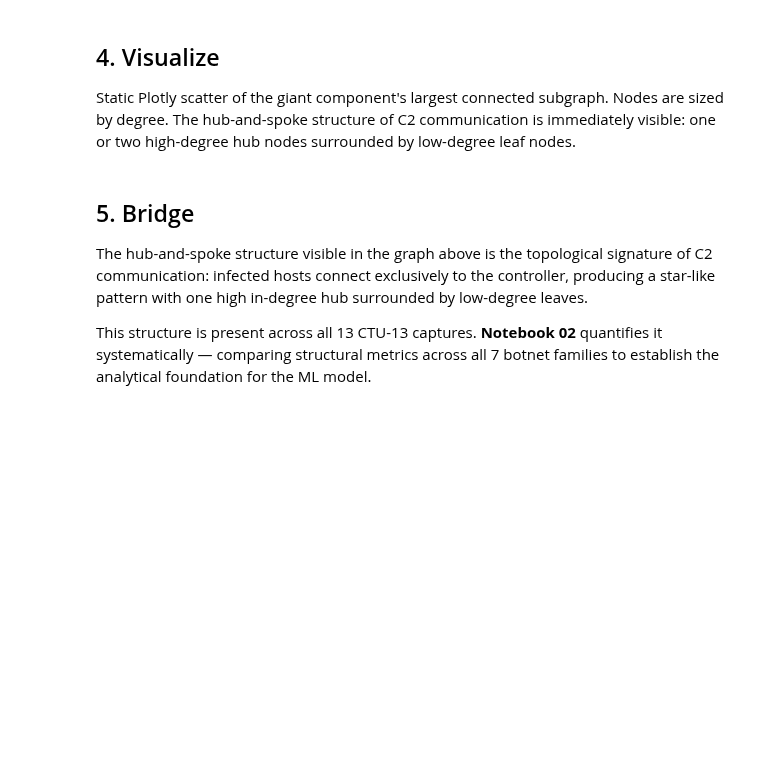
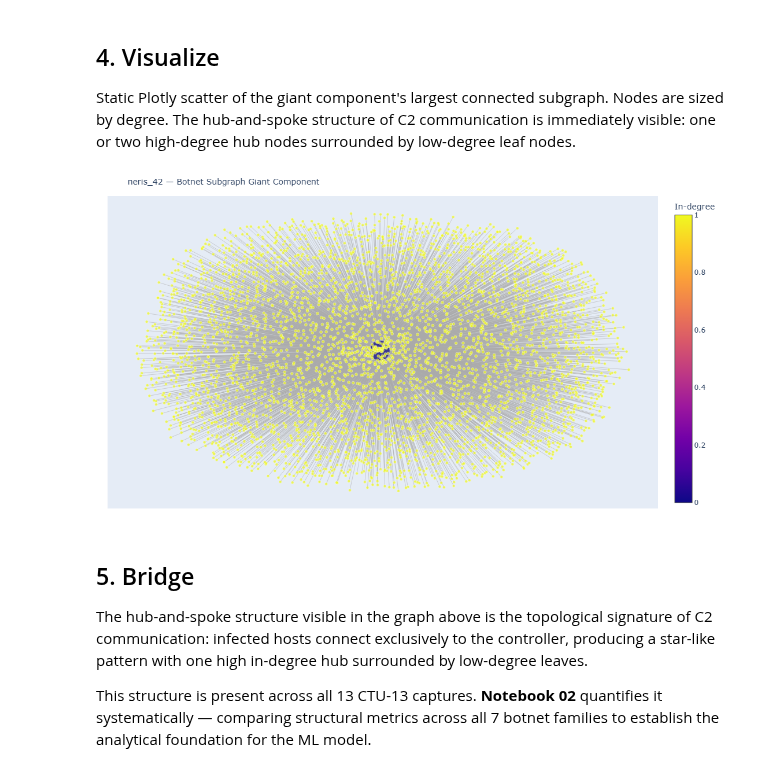
Before and after one commit to ShubhamSarvankar/botnet-graph-analysis, a Jupyter notebook: notebooks/01_data_and_graphs.ipynb, the cells around one changed output. Cells and saved outputs as stored; diff of their text form; code cells hidden in the pictures; blank space fills up the shorter version.

```diff
--- a/notebooks/01_data_and_graphs.ipynb
+++ b/notebooks/01_data_and_graphs.ipynb
@@ -134,38 +200,39 @@ node_y = [pos[n][1] for n in lcc_undir.nodes()]
 node_text = [
     f"IP: {n}<br>Degree: {degrees[n]}<br>In-degree: {in_deg_lcc.get(n, 0)}"
     for n in lcc_undir.nodes()
 ]
 
 node_trace = go.Scatter(
     x=node_x,
     y=node_y,
     mode="markers",
     marker=dict(
         size=node_sizes,
         color=node_colors,
         colorscale="Plasma",
         colorbar=dict(title="In-degree"),
         line=dict(width=0.5, color="white"),
     ),
     text=node_text,
     hoverinfo="text",
     name="nodes",
 )
 
 fig = go.Figure(
     data=[edge_trace, node_trace],
     layout=go.Layout(
-        title="neris_42 — Botnet Subgraph Giant Component",
-        titlefont_size=14,
+        title={"text": "neris_42 — Botnet Subgraph Giant Component", "font": {"size": 14}},
         showlegend=False,
         hovermode="closest",
-        xaxis=dict(showgrid=False, zeroline=False, showticklabels=False),
-        yaxis=dict(showgrid=False, zeroline=False, showticklabels=False),
+        xaxis={"showgrid": False, "zeroline": False, "showticklabels": False},
+        yaxis={"showgrid": False, "zeroline": False, "showticklabels": False},
         height=600,
-        margin=dict(l=20, r=20, t=40, b=20),
+        margin={"l": 20, "r": 20, "t": 40, "b": 20},
     ),
 )
 fig.show()
+# %% [output]
+[figure, added]
 # %% [markdown]
 ## 5. Bridge
 
```
Also changed, not shown: parts of 6 cells of this notebook, 18 other files.
